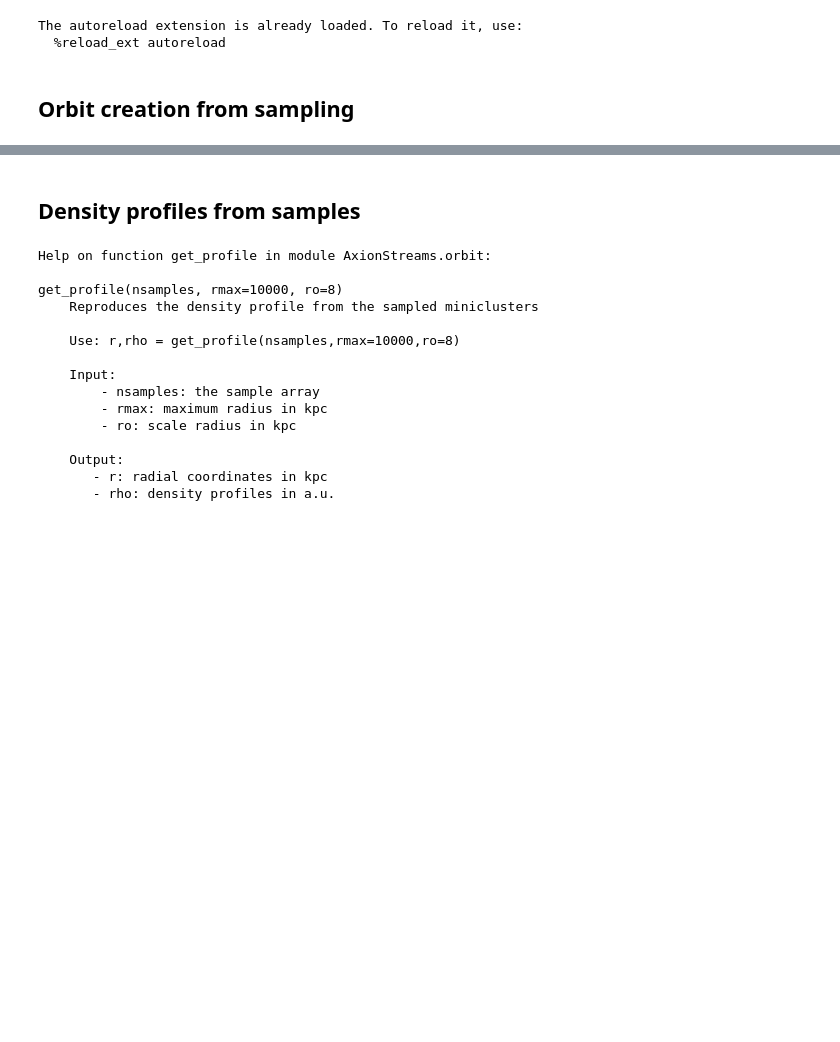
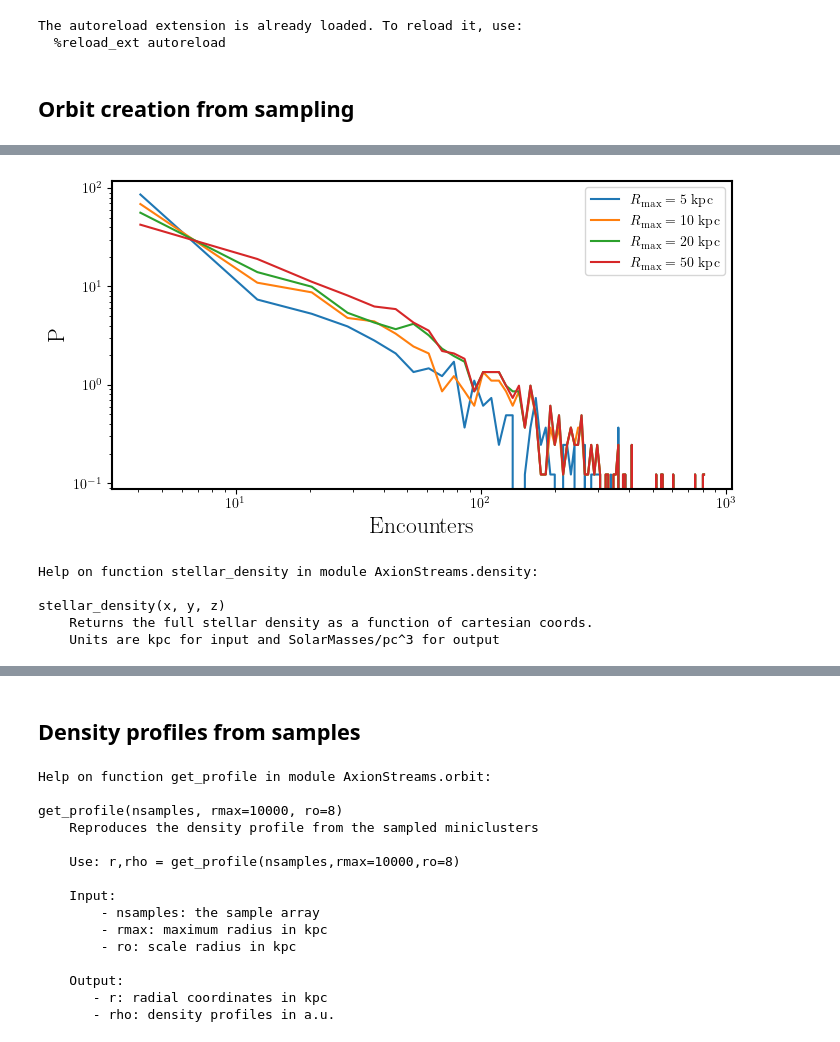
Before and after one commit to gpierobon/AxionStreams, a Jupyter notebook: example.ipynb, the cells around one changed output, grey strips where cells are left out. Cells and saved outputs as stored; diff of their text form; code cells hidden in the pictures; blank space fills up the shorter version.

```diff
--- a/example.ipynb
+++ b/example.ipynb
@@ -49,0 +79,28 @@ pl.plot_single_orbit(Coords[:,:,orbit_num],azim=10,sun=True,lim=30,points=False,
+# %%
+fig,ax = plt.subplots(figsize=(8,4))
+
+for rad in [5,10,20,50]:
+    enc = orb.disk_encounters(Orbits,maxrad=rad)
+    enc_max = np.max(enc)
+    dP, rb = np.histogram(enc,bins=100,range=[0,enc_max])
+    rc = (rb[0:-1]+rb[1:])/2
+    dr = rb[1]-rb[0]
+    rho = (1/(4*np.pi*rc**2))*(dP/dr)
+    rho = dP/dr
+    ax.loglog(rc,rho,label=r'$R_{\rm max}=%d~{\rm kpc}$'%rad)
+ax.set_xlabel('Encounters',fontsize=17)
+ax.set_ylabel('P',fontsize=17)
+ax.legend()
+plt.show()
+# %% [output]
+[figure, added]
+# %%
+# Check now the stellar density
+
+help(dens.stellar_density)
+# %% [output]
+Help on function stellar_density in module AxionStreams.density:
+
+stellar_density(x, y, z)
+    Returns the full stellar density as a function of cartesian coords.
+    Units are kpc for input and SolarMasses/pc^3 for output
```
Also changed, not shown: parts of 7 cells of this notebook.
